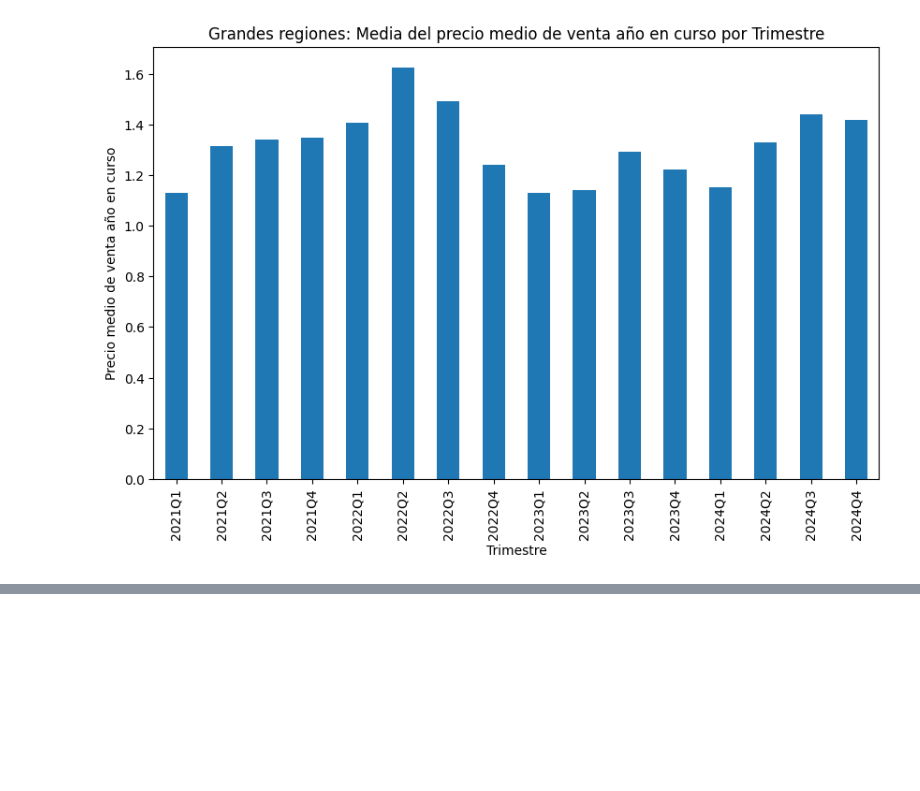
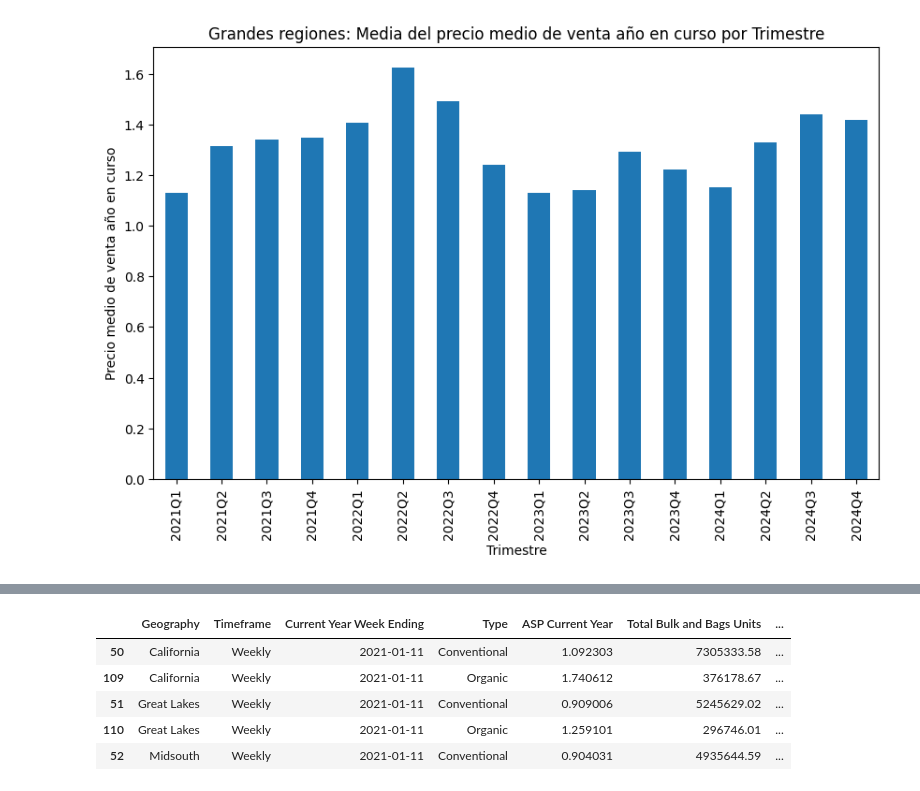
Before and after one commit to arboldeku/Avocado-2.0, a Jupyter notebook: code/exploracion_datos.ipynb, the cells around one changed output, grey strips where cells are left out. Drawn from its saved outputs; the diff is of its cells as text; code cells hidden in the pictures; blank space fills up the shorter version.

```diff
--- a/code/exploracion_datos.ipynb
+++ b/code/exploracion_datos.ipynb
@@ -249,0 +300,12 @@ plt.show()
+# %%
+# Sort the DataFrame by "Current Year Week Ending", "Geography", and "Type"
+filtered_df_greaterregions = filtered_df_greaterregions.sort_values(by=['Current Year Week Ending', 'Geography', 'Type'])
+
+filtered_df_greaterregions.head()
+# %% [output]
+|  | Geography | Timeframe | Current Year Week Ending | Type | ASP Current Year | Total Bulk and Bags Units | ... |
+| 50 | California | Weekly | 2021-01-11 | Conventional | 1.092303 | 7305333.58 | ... |
+| 109 | California | Weekly | 2021-01-11 | Organic | 1.740612 | 376178.67 | ... |
+| 51 | Great Lakes | Weekly | 2021-01-11 | Conventional | 0.909006 | 5245629.02 | ... |
+| 110 | Great Lakes | Weekly | 2021-01-11 | Organic | 1.259101 | 296746.01 | ... |
+| 52 | Midsouth | Weekly | 2021-01-11 | Conventional | 0.904031 | 4935644.59 | ... |
```
Also changed, not shown: parts of 5 cells of this notebook, 1 other file.
